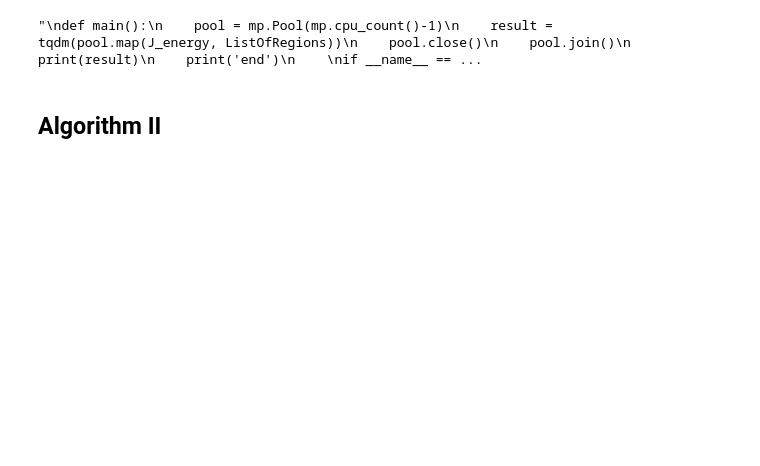
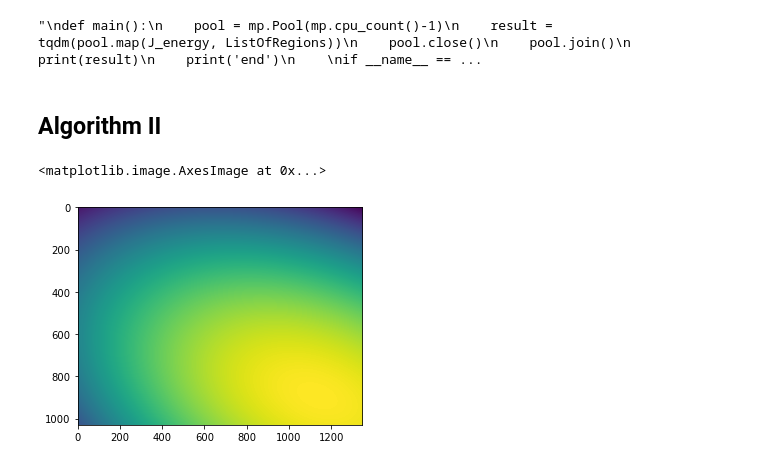
Before and after one commit to Jacob-Relle/MIP-Projekt, a Jupyter notebook: Project.ipynb, the cells around one changed output. Cells and saved outputs as stored; diff of their text form; code cells hidden in the pictures; blank space fills up the shorter version.

Commit message:
a few changes in segmentation

```diff
--- a/Project.ipynb
+++ b/Project.ipynb
@@ -275,8 +285,20 @@ def segmented(Omega, image, f, theta, Z):
     delta_s = matrix(np.array([[x[0]**2, x[1]**2, 2*x[0]*x[1], x[0], x[1], 1] for x in coords]))
     for k in range(len(u)):
         if u[k]==1:
-            s = delta_s * theta[k,:].T
+            s_k = delta_s * theta[k,:].T
+            try:
+                np.maximum(s,s_k)
+            except:
+                s = s_k
             for i,pixel in enumerate(coords ,start= 0):
-                if s[i]>=0:
-                    segmentation[pixel[0],pixel[1]] = 1
-    return s
+                    segmentation[pixel[0],pixel[1]] = s[i]
+    return segmentation
+# %%
+image = plt.imread('../images/dna-images/gnf/dna-4.png')[...,0]
+Omega, S = generate_fragments(image,25,0.01,20,2,100, background = 0)
+f, theta = Solv(Omega, image, S)
+segmentation = segmented(Omega, image, f, theta, list(S))
+plt.imshow(segmentation)
+# %% [output]
+<matplotlib.image.AxesImage at 0x...>
+[figure, added]
```
Also changed, not shown: parts of 5 cells of this notebook.
